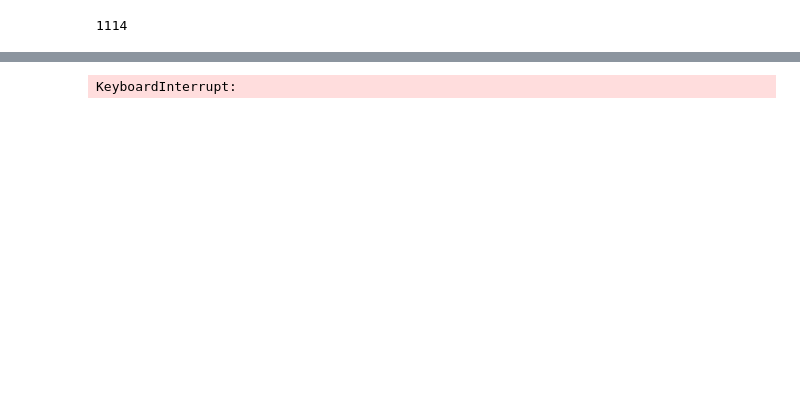
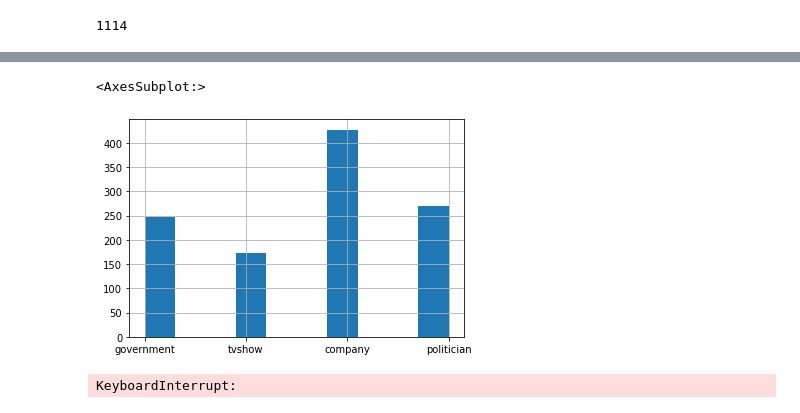
Before and after one commit to Arefay97/Social-Media-Analytics---Project, a Jupyter notebook: explore.ipynb, the cells around one changed output, grey strips where cells are left out. Cells and saved outputs as stored; diff of their text form; code cells hidden in the pictures; blank space fills up the shorter version.

```diff
--- a/explore.ipynb
+++ b/explore.ipynb
@@ -332,3 +339,8 @@ set(outliers_df['community_id'])
+# %%
+rows_with_null['page_type'].hist()
+# %% [output]
+<AxesSubplot:>
+[figure, added]
 # %%
 import plotly.graph_objects as go
 def plot (result_df,column,title):
```
Also changed, not shown: parts of 4 cells of this notebook, 19 other files.
